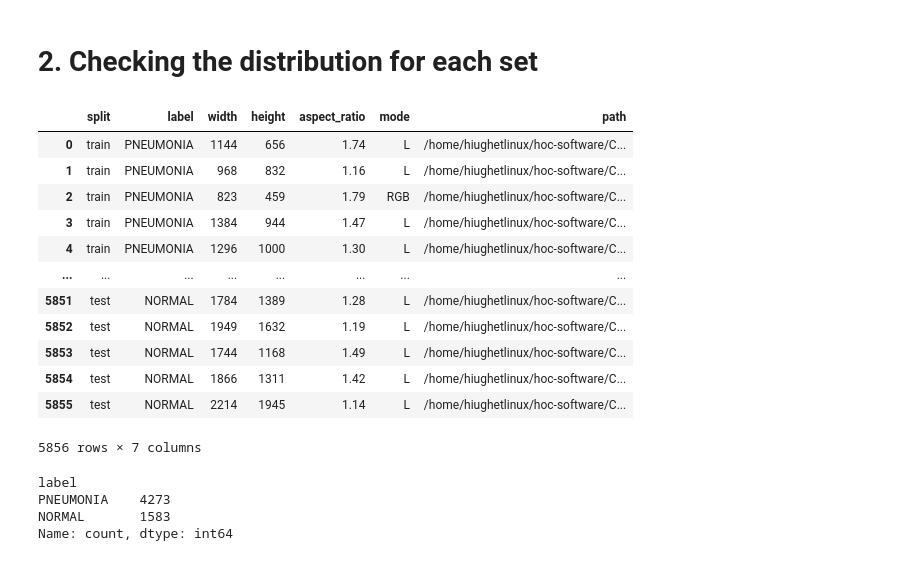
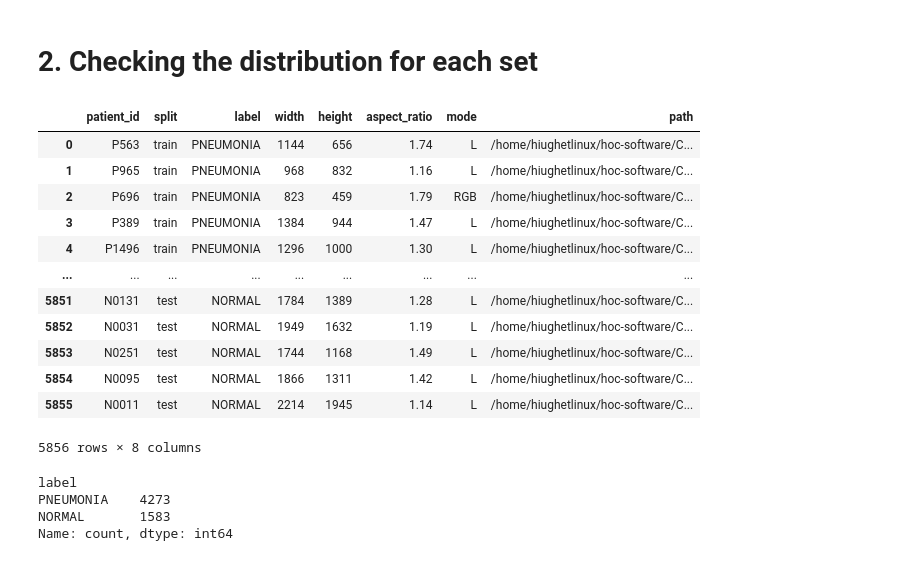
Before and after one commit to TetDongDay07/Chest_XRay_Pneumonia, a Jupyter notebook: notebook/eda.ipynb, the cells around one changed output. Saved outputs shown, nothing was run; the diff lists cells and outputs as text; code cells hidden in the pictures.

Commit message:
add cleaned data

```diff
--- a/notebook/eda.ipynb
+++ b/notebook/eda.ipynb
@@ -51,6 +51,18 @@ else:
     base_dir = project_root / 'data/raw/chest_xray'
 # %% [markdown]
 # 2. Checking the distribution for each set
+# %%
+import re
+
+def get_patient_id(path):
+    name = Path(path).name
+    m = re.match(pattern = r'person(\d+)_', string=name)
+    if m:
+        return f'P{m.group(1)}'
+    m = re.search(pattern = r'IM-(\d+)-', string= name)
+    if m:
+        return f'N{m.group(1)}'
+    return f'U_{name}'
 # %%
 valid_exts =['.jpeg', '.png', '.jpg']
 records = []
@@ -71,9 +83,11 @@ for split in ['train','val', 'test']:
 
             try:
                 with Image.open(img_path) as img:
+                    id = get_patient_id(img_path)
                     width, height = img.size
                     mode = img.mode  # 'L' là ảnh xám 1 kênh, 'RGB' là ảnh màu 3 kênh
                     records.append({
+                        'patient_id': id,
                         "split": split,
                         "label": class_dir.name,
                         "width": width,
@@ -86,19 +100,21 @@ for split in ['train','val', 'test']:
             except Exception as e:
                 corrupted_files.append((str(img_path), e))
 # %%
-df_sizes = pd.DataFrame(records)
+df = pd.DataFrame(records)
-# %% [output]
-|  | split | label | width | height | aspect_ratio | mode | path |
-| 0 | train | PNEUMONIA | 1144 | 656 | 1.74 | L | /home/hiughetlinux/hoc-software/C... |
-| 1 | train | PNEUMONIA | 968 | 832 | 1.16 | L | /home/hiughetlinux/hoc-software/C... |
-| 2 | train | PNEUMONIA | 823 | 459 | 1.79 | RGB | /home/hiughetlinux/hoc-software/C... |
-| 3 | train | PNEUMONIA | 1384 | 944 | 1.47 | L | /home/hiughetlinux/hoc-software/C... |
-| 4 | train | PNEUMONIA | 1296 | 1000 | 1.30 | L | /home/hiughetlinux/hoc-software/C... |
-| ... | ... | ... | ... | ... | ... | ... | ... |
-| 5851 | test | NORMAL | 1784 | 1389 | 1.28 | L | /home/hiughetlinux/hoc-software/C... |
-| 5852 | test | NORMAL | 1949 | 1632 | 1.19 | L | /home/hiughetlinux/hoc-software/C... |
-| 5853 | test | NORMAL | 1744 | 1168 | 1.49 | L | /home/hiughetlinux/hoc-software/C... |
-| 5854 | test | NORMAL | 1866 | 1311 | 1.42 | L | /home/hiughetlinux/hoc-software/C... |
-| 5855 | test | NORMAL | 2214 | 1945 | 1.14 | L | /home/hiughetlinux/hoc-software/C... |
-5856 rows × 7 columns
+# %%
+df
+# %% [output]
+|  | patient_id | split | label | width | height | aspect_ratio | mode | path |
+| 0 | P563 | train | PNEUMONIA | 1144 | 656 | 1.74 | L | /home/hiughetlinux/hoc-software/C... |
+| 1 | P965 | train | PNEUMONIA | 968 | 832 | 1.16 | L | /home/hiughetlinux/hoc-software/C... |
+| 2 | P696 | train | PNEUMONIA | 823 | 459 | 1.79 | RGB | /home/hiughetlinux/hoc-software/C... |
+| 3 | P389 | train | PNEUMONIA | 1384 | 944 | 1.47 | L | /home/hiughetlinux/hoc-software/C... |
+| 4 | P1496 | train | PNEUMONIA | 1296 | 1000 | 1.30 | L | /home/hiughetlinux/hoc-software/C... |
+| ... | ... | ... | ... | ... | ... | ... | ... | ... |
+| 5851 | N0131 | test | NORMAL | 1784 | 1389 | 1.28 | L | /home/hiughetlinux/hoc-software/C... |
+| 5852 | N0031 | test | NORMAL | 1949 | 1632 | 1.19 | L | /home/hiughetlinux/hoc-software/C... |
+| 5853 | N0251 | test | NORMAL | 1744 | 1168 | 1.49 | L | /home/hiughetlinux/hoc-software/C... |
+| 5854 | N0095 | test | NORMAL | 1866 | 1311 | 1.42 | L | /home/hiughetlinux/hoc-software/C... |
+| 5855 | N0011 | test | NORMAL | 2214 | 1945 | 1.14 | L | /home/hiughetlinux/hoc-software/C... |
+5856 rows × 8 columns
 # %%
```
Also changed, not shown: parts of 18 cells of this notebook, 5 other files.
